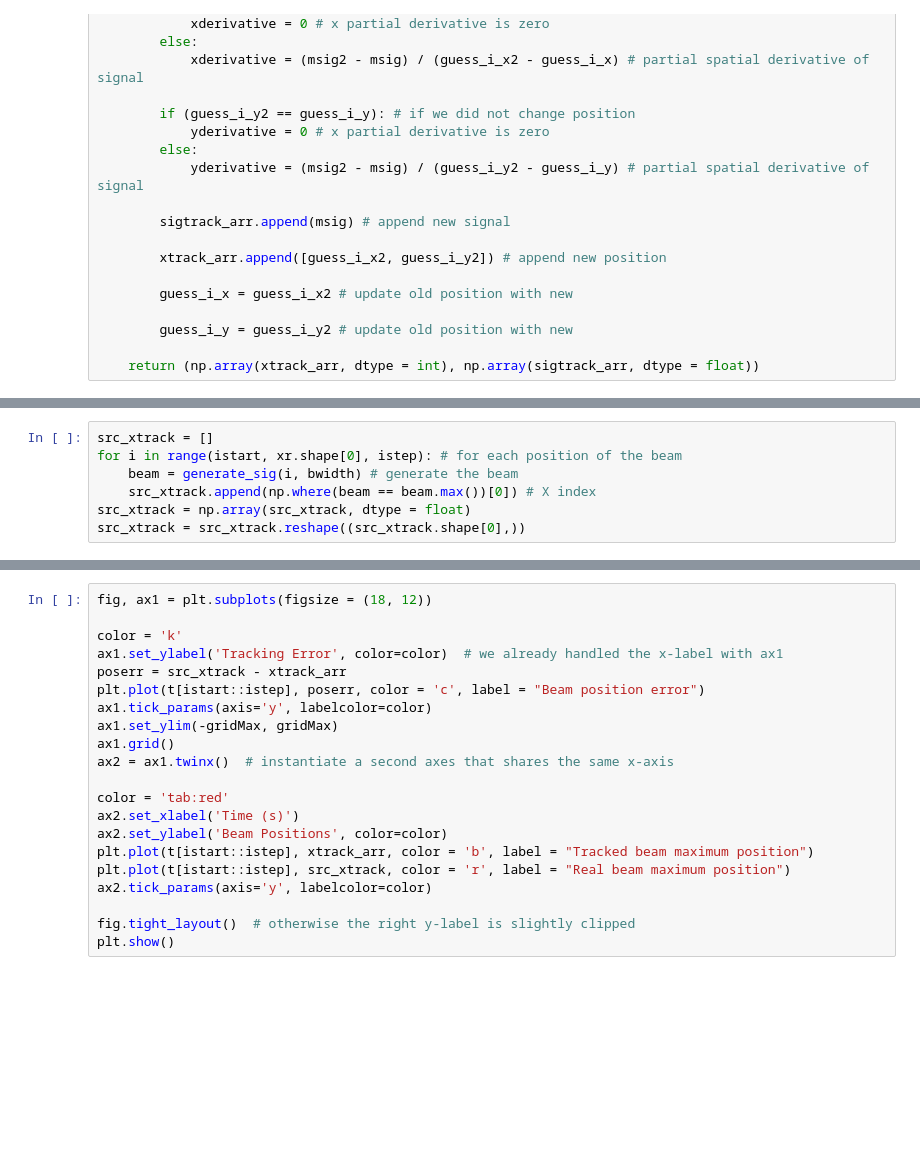
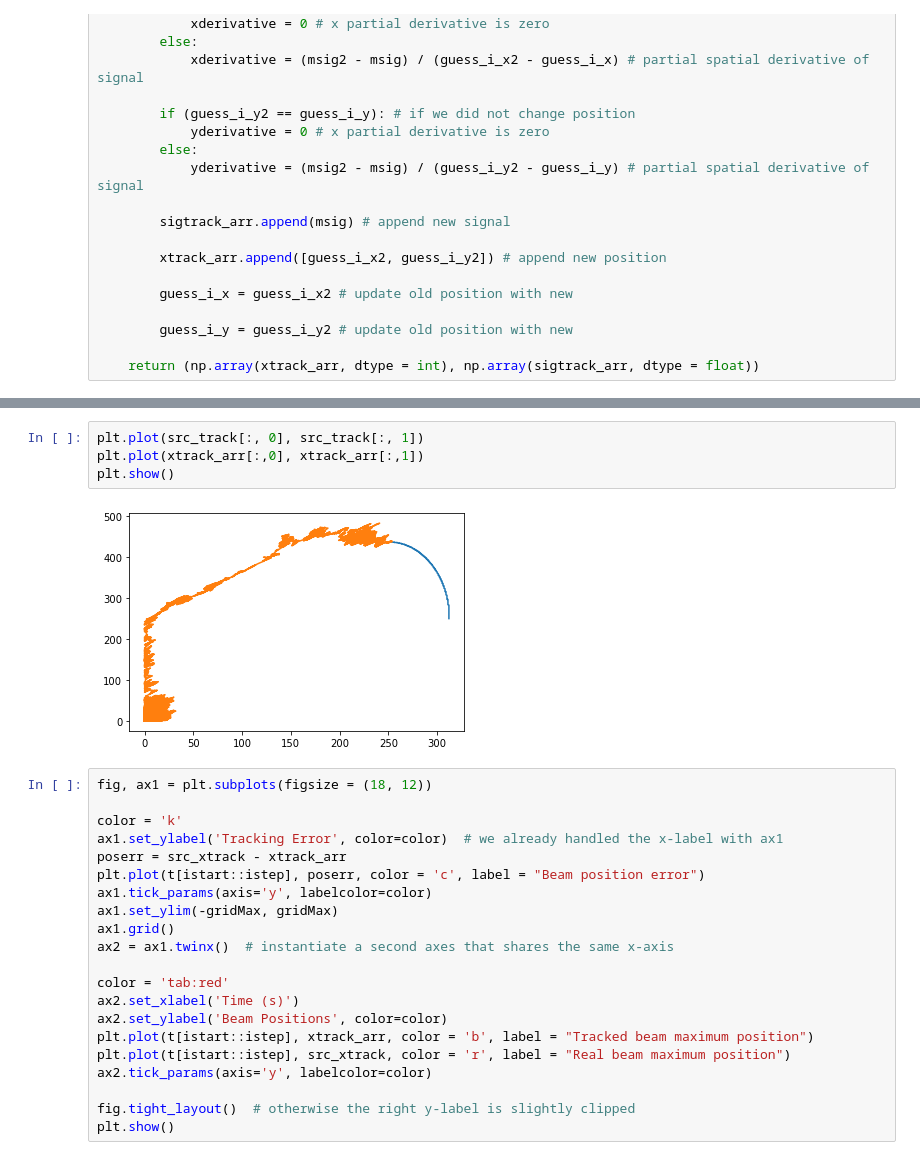
Before and after one commit to SPACE-HAUC/beamfollowing, a Jupyter notebook: steepest-descent-2d.ipynb, the cells around one changed output, grey strips where cells are left out. Saved outputs shown, nothing was run; the diff lists cells and outputs as text; blank space fills up the shorter version.

```diff
--- a/steepest-descent-2d.ipynb
+++ b/steepest-descent-2d.ipynb
@@ -234,7 +259,0 @@ plt.show()
-# %%
-src_xtrack = []
-for i in range(istart, xr.shape[0], istep): # for each position of the beam
-    beam = generate_sig(i, bwidth) # generate the beam
-    src_xtrack.append(np.where(beam == beam.max())[0]) # X index
-src_xtrack = np.array(src_xtrack, dtype = float)
-src_xtrack = src_xtrack.reshape((src_xtrack.shape[0],))
@@ -241,3 +271,9 @@ src_xtrack = src_xtrack.reshape((src_xtrack.shape[0],))
+# %%
+plt.plot(src_track[:, 0], src_track[:, 1])
+plt.plot(xtrack_arr[:,0], xtrack_arr[:,1])
+plt.show()
+# %% [output]
+[figure, added]
 # %%
 fig, ax1 = plt.subplots(figsize = (18, 12))
 
```
Also changed, not shown: parts of 6 cells of this notebook.
